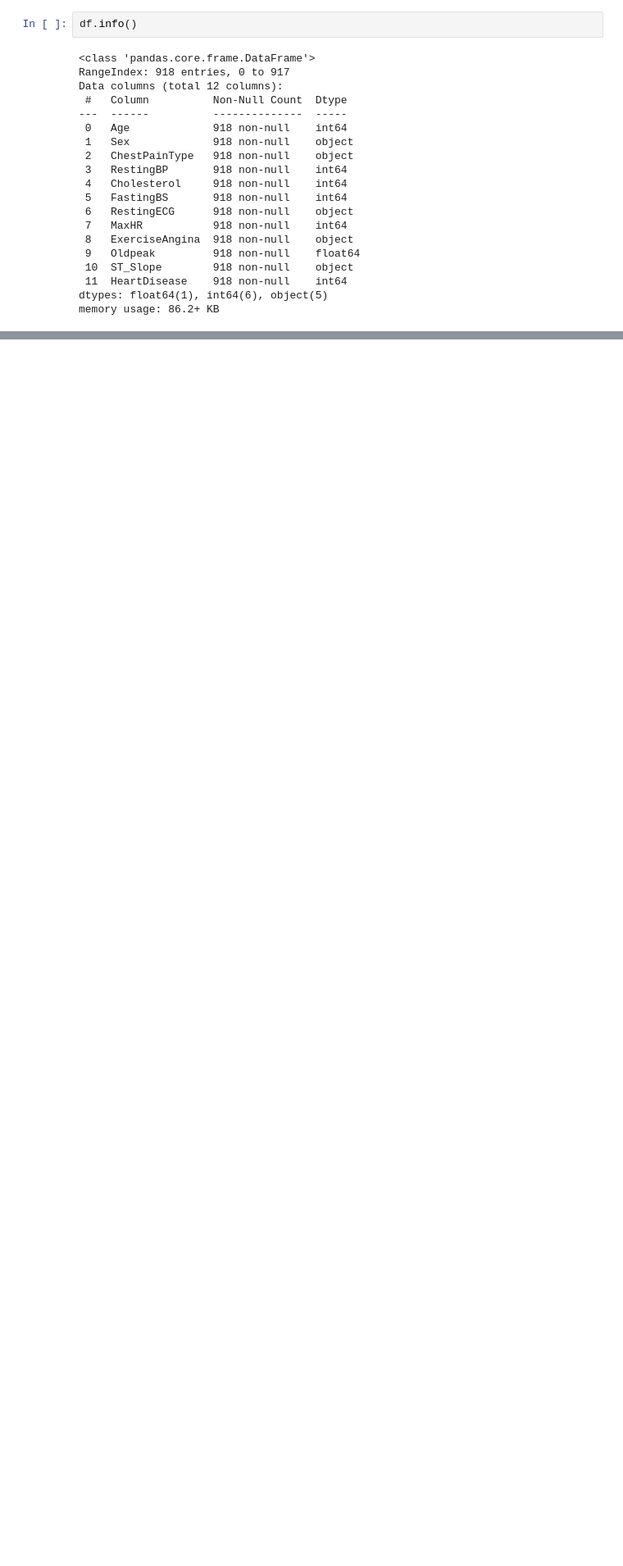
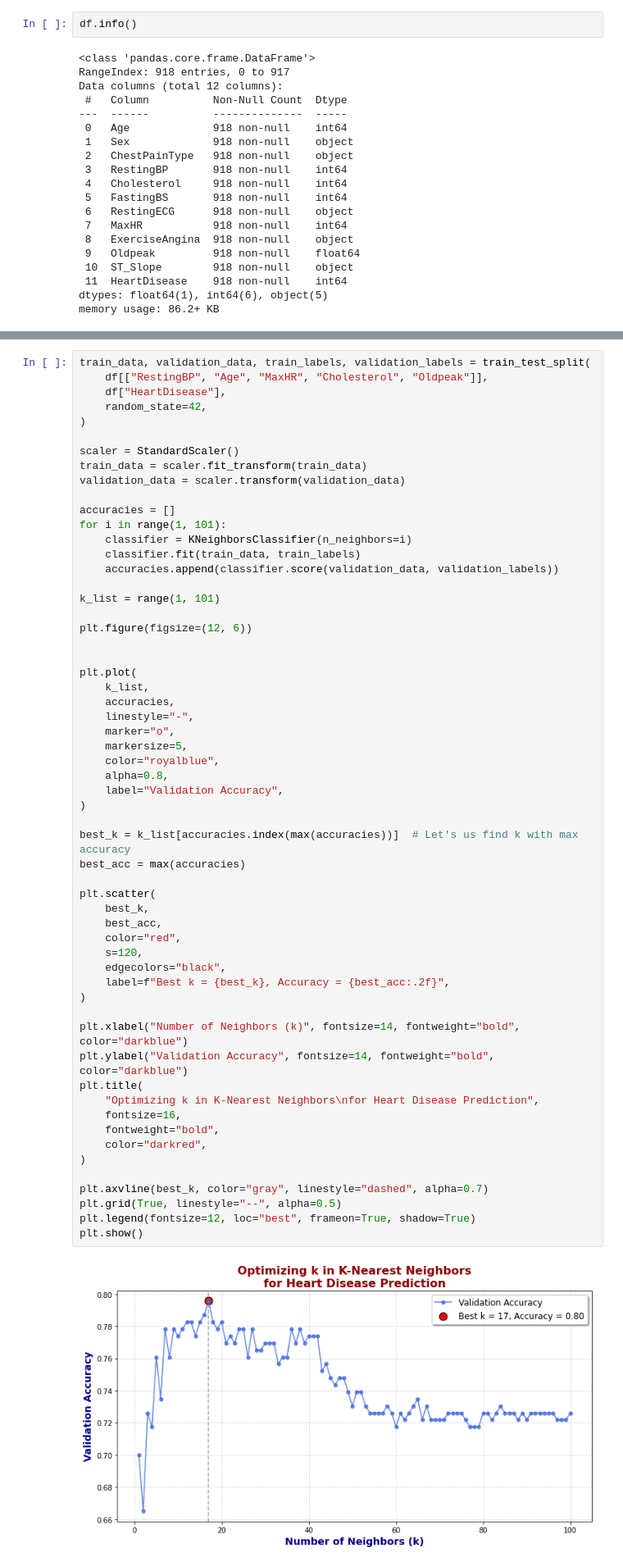
Before and after one commit to joshthyng777/heart_failure_data, a Jupyter notebook: heart_failure.ipynb, the cells around one changed output, grey strips where cells are left out. Shown at 82% size. Saved outputs shown, nothing was run; the diff lists cells and outputs as text; blank space fills up the shorter version.

Commit message:
Adding in KNN to predict heart disease

```diff
--- a/heart_failure.ipynb
+++ b/heart_failure.ipynb
@@ -125,0 +139,60 @@ plt.show()
+# %%
+train_data, validation_data, train_labels, validation_labels = train_test_split(
+    df[["RestingBP", "Age", "MaxHR", "Cholesterol", "Oldpeak"]],
+    df["HeartDisease"],
+    random_state=42,
+)
+
+scaler = StandardScaler()
+train_data = scaler.fit_transform(train_data)
+validation_data = scaler.transform(validation_data)
+
+accuracies = []
+for i in range(1, 101):
+    classifier = KNeighborsClassifier(n_neighbors=i)
+    classifier.fit(train_data, train_labels)
+    accuracies.append(classifier.score(validation_data, validation_labels))
+
+k_list = range(1, 101)
+
+plt.figure(figsize=(12, 6))
+
+
+plt.plot(
+    k_list,
+    accuracies,
+    linestyle="-",
+    marker="o",
+    markersize=5,
+    color="royalblue",
+    alpha=0.8,
+    label="Validation Accuracy",
+)
+
+best_k = k_list[accuracies.index(max(accuracies))]  # Let's us find k with max accuracy
+best_acc = max(accuracies)
+
+plt.scatter(
+    best_k,
+    best_acc,
+    color="red",
+    s=120,
+    edgecolors="black",
+    label=f"Best k = {best_k}, Accuracy = {best_acc:.2f}",
+)
+
+plt.xlabel("Number of Neighbors (k)", fontsize=14, fontweight="bold", color="darkblue")
+plt.ylabel("Validation Accuracy", fontsize=14, fontweight="bold", color="darkblue")
+plt.title(
+    "Optimizing k in K-Nearest Neighbors\nfor Heart Disease Prediction",
+    fontsize=16,
+    fontweight="bold",
+    color="darkred",
+)
+
+plt.axvline(best_k, color="gray", linestyle="dashed", alpha=0.7)
+plt.grid(True, linestyle="--", alpha=0.5)
+plt.legend(fontsize=12, loc="best", frameon=True, shadow=True)
+plt.show()
+# %% [output]
+[figure, added]
```
Also changed, not shown: parts of 11 cells of this notebook.
